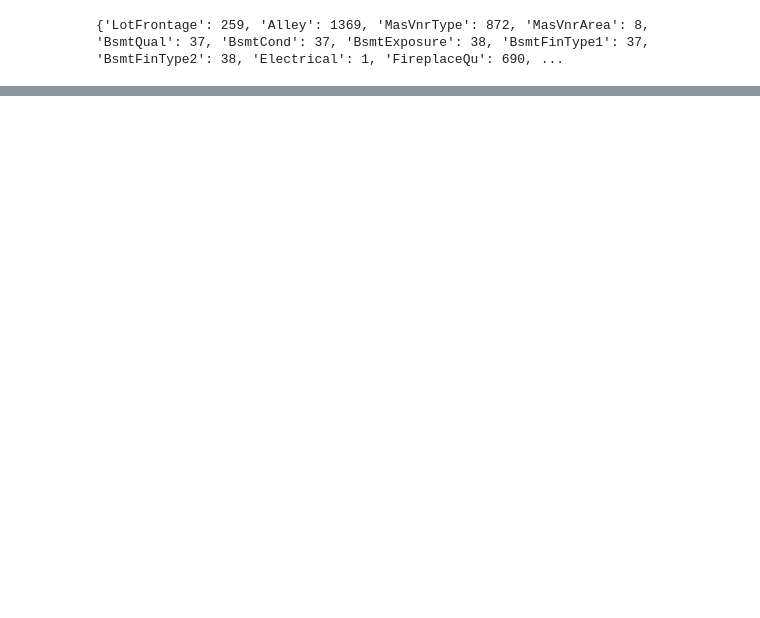
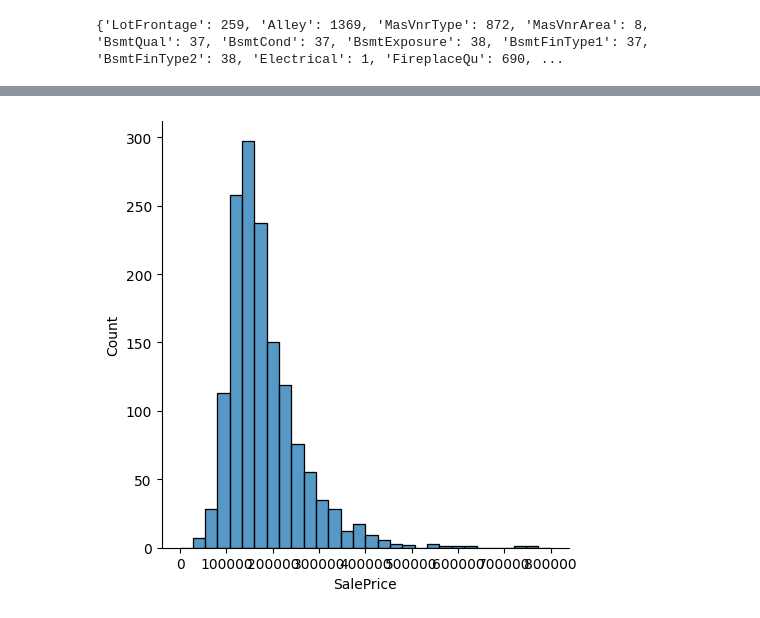
Before and after one commit to davidzhao1015/house-price-eda, a Jupyter notebook: house-price-EDA.ipynb, the cells around one changed output, grey strips where cells are left out. Saved outputs shown, nothing was run; the diff lists cells and outputs as text; code cells hidden in the pictures; blank space fills up the shorter version.

```diff
--- a/house-price-EDA.ipynb
+++ b/house-price-EDA.ipynb
@@ -146,0 +436,6 @@ print(dict_na)
+# %%
+# Draw histogram for SalePrice before and after removing outliers
+sns.displot(x = train_df_dropna["SalePrice"], bins=30, binrange=(0, 800000)) # Before removing outliers
+plt.show()
+# %% [output]
+[figure, added]
```
Also changed, not shown: parts of 28 cells of this notebook, 1 other file.
